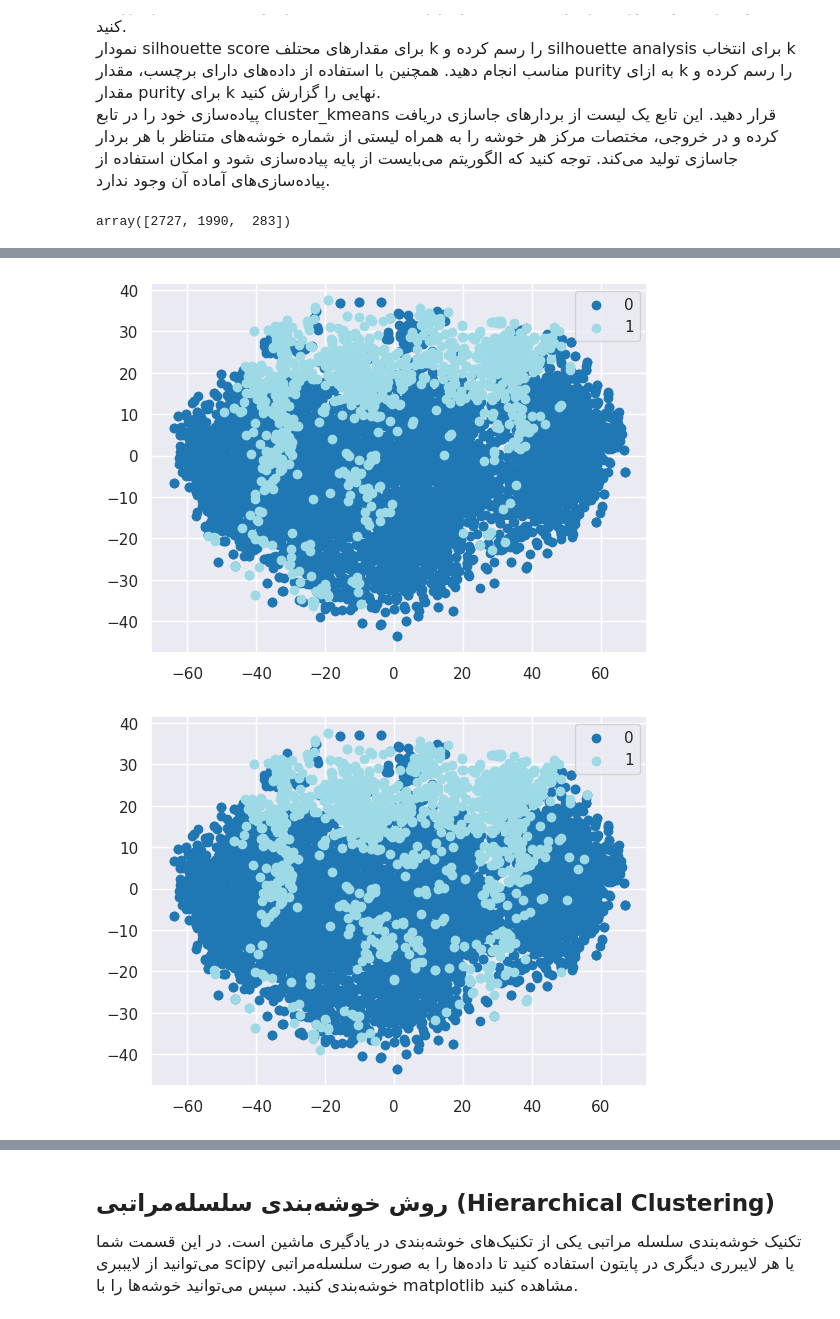
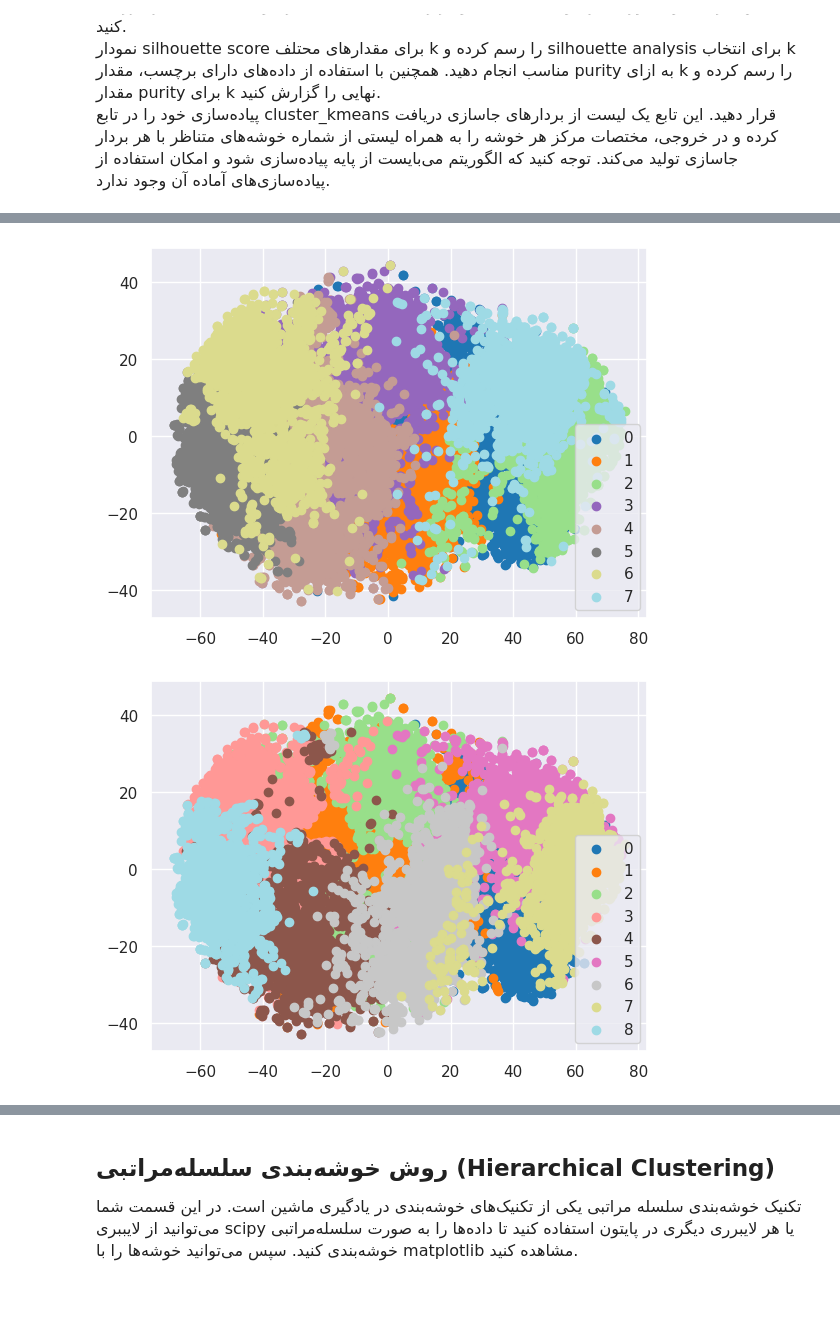
Before and after one commit to nothatcreative5/CE324-Modern-Information-Retrieval, a Jupyter notebook: Assignment 2/IR-Phase 2.ipynb, the cells around one changed output, grey strips where cells are left out. Drawn from its saved outputs; the diff is of its cells as text; code cells hidden in the pictures.

```diff
--- a/Assignment 2/IR-Phase 2.ipynb
+++ b/Assignment 2/IR-Phase 2.ipynb
@@ -1559,0 +1836,2 @@ predict('hardware is very good.', model)
+# %%
+index, doc_index, avg_lens = construct_index()
@@ -1666,10 +2104,10 @@ class EmbeddingExtractor:
     embeddings = []
 
     for doc in documents:
-      embeddings.append(self.get_embedding(doc))
+        embeddings.append(self.get_embedding(doc))
 
     return embeddings
 
 extractor = EmbeddingExtractor()
-docs_embedding = np.array(extractor.extract_embeddings(sentences[0:5000]))
+docs_embedding = np.array(extractor.extract_embeddings(sentences))
 # %% [output]
@@ -1677,5 +2115,16 @@ Some weights of the model checkpoint at bert-base-uncased were not used when ini
 - This IS expected if you are initializing BertModel from the checkpoint of a model trained on another task or with another architecture (e.g. initializing a BertForSequenceClassification model from a ...
 - This IS NOT expected if you are initializing BertModel from the checkpoint of a model that you expect to be exactly identical (initializing a BertForSequenceClassification model from a BertForSequen ...
+# %%
+import pickle
+
+PATH = '/content/drive/MyDrive/MIR/Assignment 2/embeddings.pickle'
+
+if os.path.exists(PATH):
+    with open(PATH, 'rb') as handle:
+        docs_embedding = pickle.load(handle)
+else:
+    with open('/content/drive/MyDrive/MIR/Assignment 2/embeddings.pickle', 'wb') as handle:
+        pickle.dump(docs_embedding, handle, protocol=pickle.HIGHEST_PROTOCOL)
 # %%
 docs_embedding.shape
 # %% [output]
@@ -1861,12 +2301,7 @@ def cluster_kmeans(emb_vecs : List, n_clusters : int):
 # %%
 from sklearn import metrics
+from sklearn.metrics import confusion_matrix
 
 def purity_score(y_true, y_pred):
-    contingency_matrix = metrics.cluster.contingency_matrix(y_true, y_pred)
-    return np.sum(np.amax(contingency_matrix, axis=0)) / np.sum(contingency_matrix)
+    matrix = confusion_matrix(y_true, y_pred)
+    return np.sum(np.amax(matrix, axis=0)) / np.sum(matrix)
-# %%
-a, b = np.unique(le.transform(y)[0:5000], return_counts=True)
-
-b
-# %% [output]
-array([2727, 1990,  283])
@@ -1891,12 +2311,11 @@ from sklearn.metrics import silhouette_samples, silhouette_score
 silhouette_scores = []
 purity = []
 
-true_labels = le.transform(y)[0:5000]
+true_labels = le.transform(y)
 
 for k in range(2, 11):
     cluster_centers, cluster_means = cluster_kmeans(docs_embedding, k)
     silhouette_scores.append(silhouette_score(docs_embedding_2d, cluster_means))
     purity.append(purity_score(true_labels,cluster_means))
-    cluster_representations = replace_cluster_labels(cluster_means, true_labels)
-    plot_docs(docs_embedding_2d, cluster_representations)
+    plot_docs(docs_embedding_2d, cluster_means)
 # %% [output]
@@ -1909,2 +2328,2 @@ for k in range(2, 11):
-[figure, old version]
+[figure, new version]
-[figure, old version]
+[figure, new version]
```
Also changed, not shown: parts of 60 cells of this notebook.
